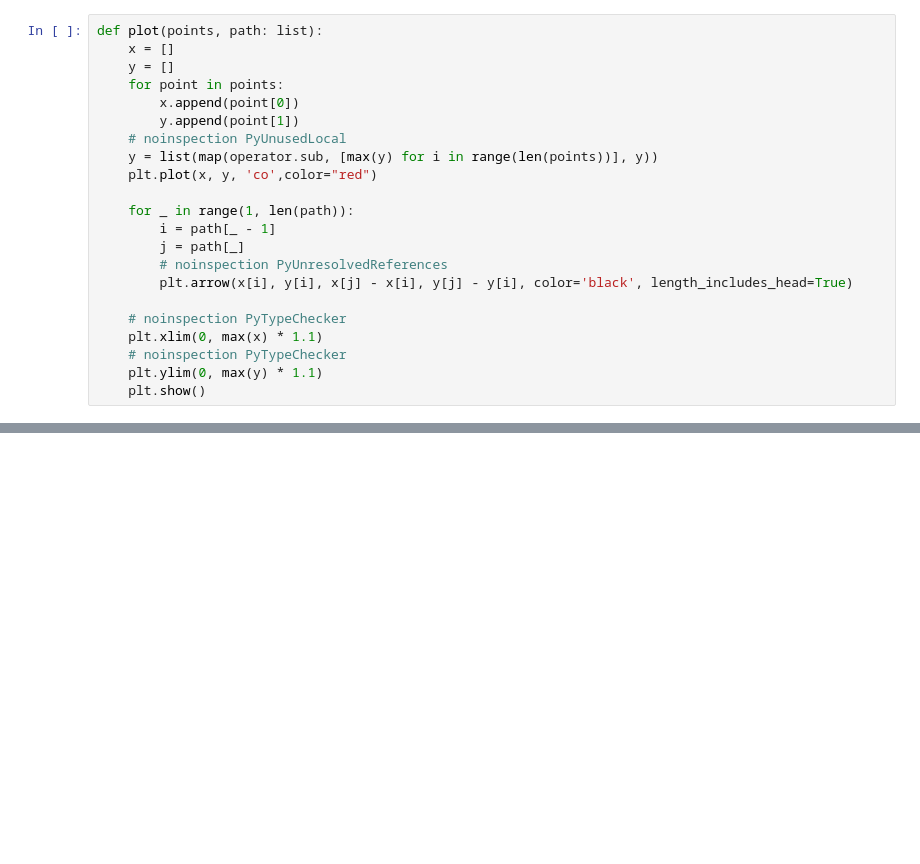
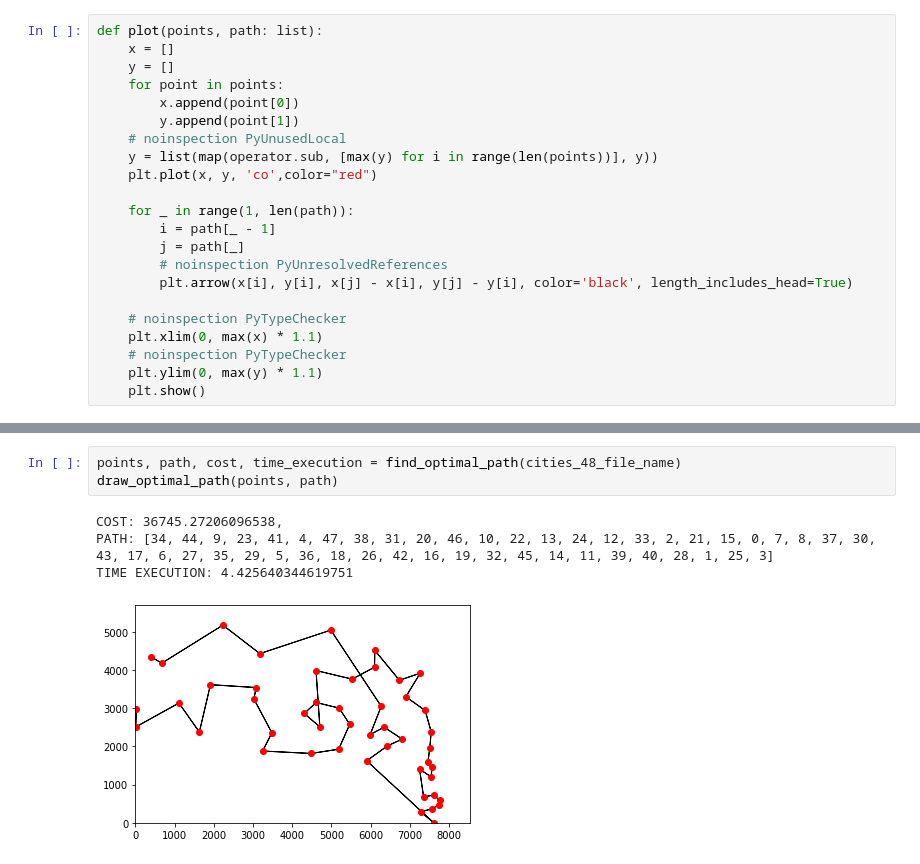
Before and after one commit to Vojkan-Cvijovic/TSP-solver, a Jupyter notebook: src/solver.ipynb, the cells around one changed output, grey strips where cells are left out. Saved outputs shown, nothing was run; the diff lists cells and outputs as text; blank space fills up the shorter version.

```diff
--- a/src/solver.ipynb
+++ b/src/solver.ipynb
@@ -226,0 +280,8 @@ def find_optimal_path(file_name):
+# %%
+points, path, cost, time_execution = find_optimal_path(cities_48_file_name)
+draw_optimal_path(points, path)
+# %% [output]
+COST: 36745.27206096538,
+PATH: [34, 44, 9, 23, 41, 4, 47, 38, 31, 20, 46, 10, 22, 13, 24, 12, 33, 2, 21, 15, 0, 7, 8, 37, 30, 43, 17, 6, 27, 35, 29, 5, 36, 18, 26, 42, 16, 19, 32, 45, 14, 11, 39, 40, 28, 1, 25, 3]
+TIME EXECUTION: 4.425640344619751
+[figure, added]
```
Also changed, not shown: parts of 9 cells of this notebook.
